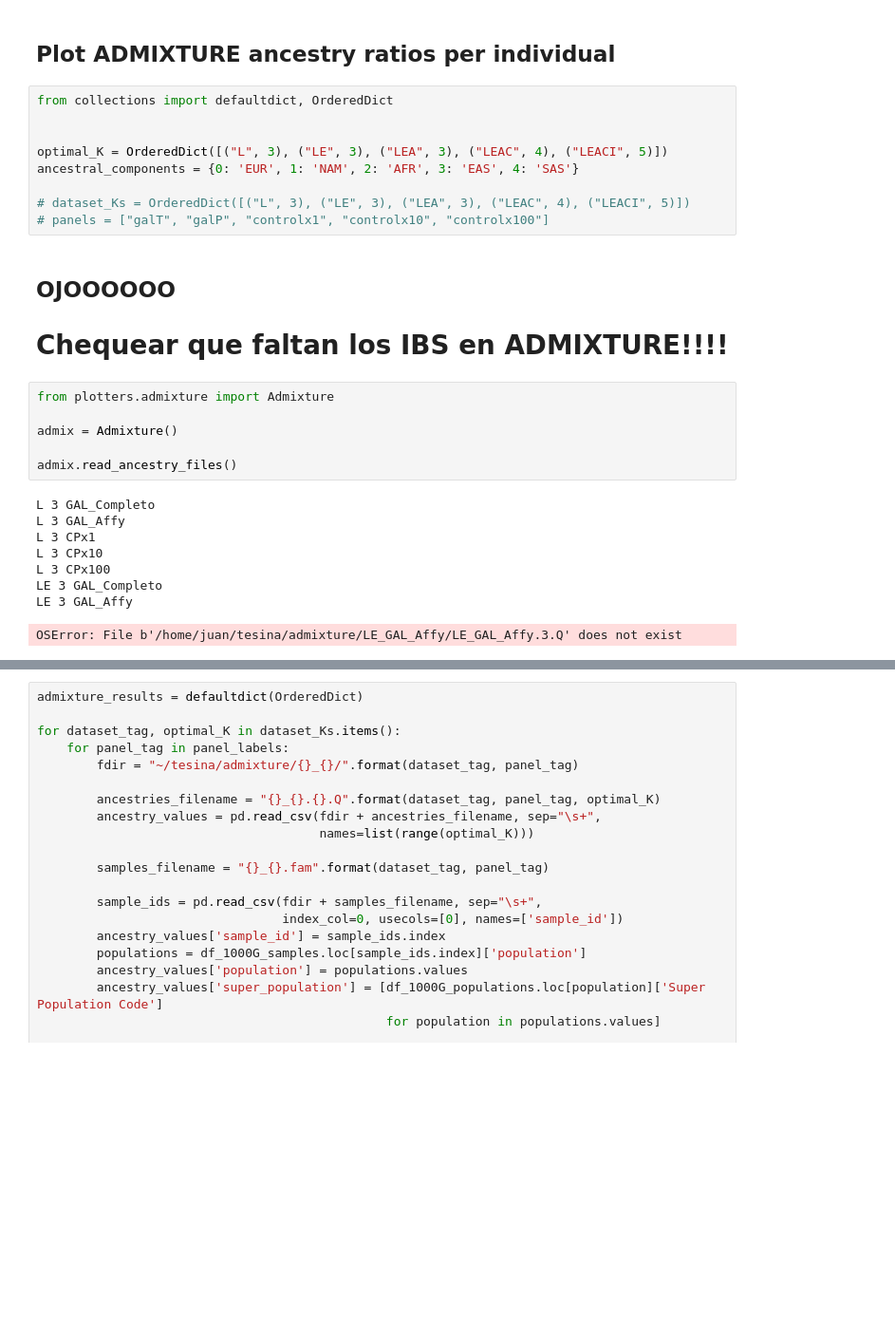
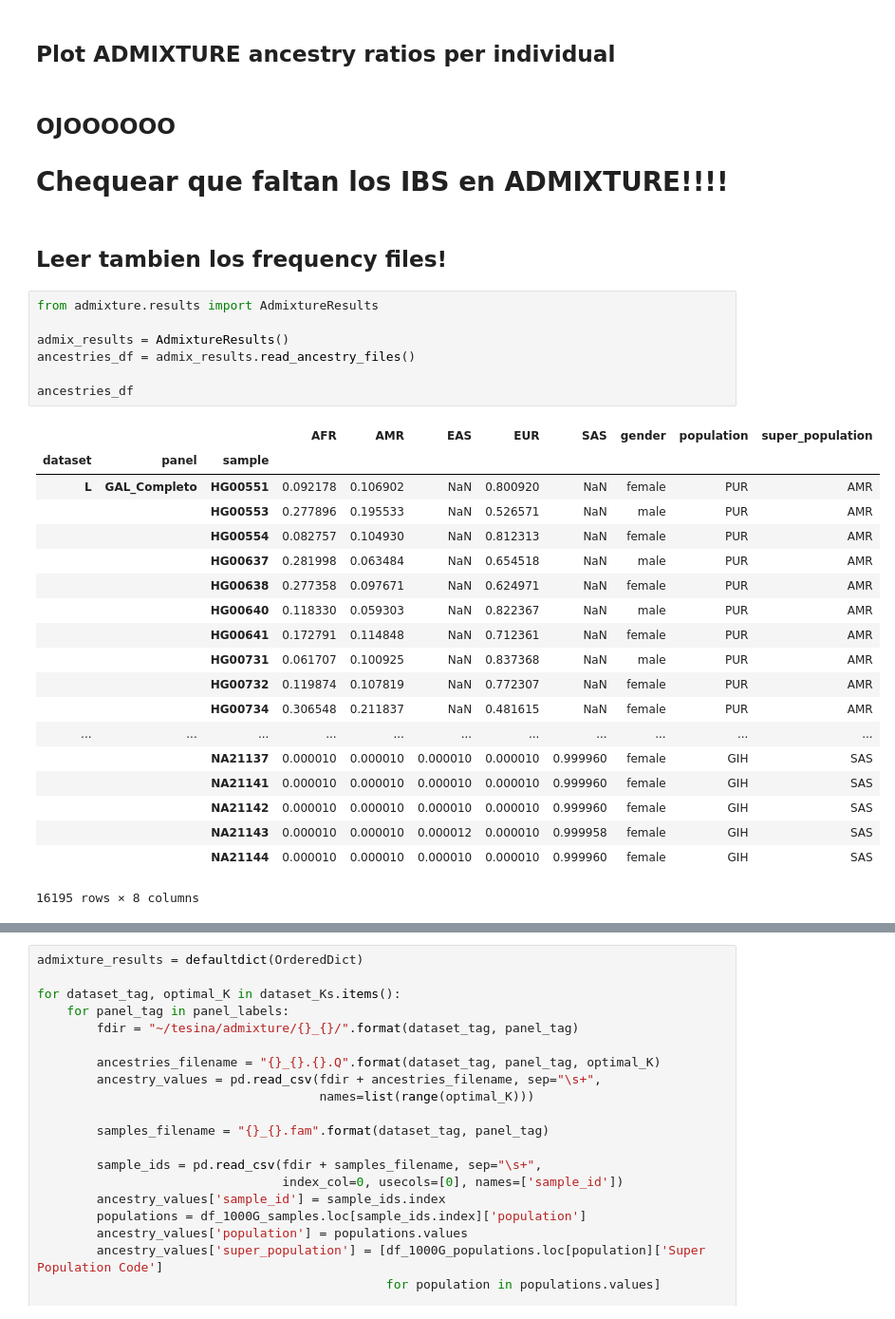
Before and after one commit to jmberros/tesina, a Jupyter notebook: tesina__ADMIXTURE.ipynb, the cells around one changed output, grey strips where cells are left out. Shown: that part at 95% size. Cells and saved outputs as stored; diff of their text form; blank space fills up the shorter version.

Commit message:
AdmixtureResults class for ancestry files

```diff
--- a/tesina__ADMIXTURE.ipynb
+++ b/tesina__ADMIXTURE.ipynb
@@ -69,30 +69,35 @@ AdmixtureCVErrors().plot()
 # %% [markdown]
 ## Plot ADMIXTURE ancestry ratios per individual
-# %%
-from collections import defaultdict, OrderedDict
-
-
-optimal_K = OrderedDict([("L", 3), ("LE", 3), ("LEA", 3), ("LEAC", 4), ("LEACI", 5)])
-ancestral_components = {0: 'EUR', 1: 'NAM', 2: 'AFR', 3: 'EAS', 4: 'SAS'}
-
-# dataset_Ks = OrderedDict([("L", 3), ("LE", 3), ("LEA", 3), ("LEAC", 4), ("LEACI", 5)])
-# panels = ["galT", "galP", "controlx1", "controlx10", "controlx100"]
 # %% [markdown]
 ## OJOOOOOO
 # Chequear que faltan los IBS en ADMIXTURE!!!!
-# %%
-from plotters.admixture import Admixture
-
-admix = Admixture()
-
-admix.read_ancestry_files()
-# %% [output]
-L 3 GAL_Completo
-L 3 GAL_Affy
-L 3 CPx1
-L 3 CPx10
-L 3 CPx100
-LE 3 GAL_Completo
-LE 3 GAL_Affy
-OSError: File b'/home/juan/tesina/admixture/LE_GAL_Affy/LE_GAL_Affy.3.Q' does not exist
+# %% [markdown]
+## Leer tambien los frequency files!
+# %%
+from admixture.results import AdmixtureResults
+
+admix_results = AdmixtureResults()
+ancestries_df = admix_results.read_ancestry_files()
+
+ancestries_df
+# %% [output]
+|  |  |  | AFR | AMR | EAS | EUR | SAS | gender | population | super_population |
+| dataset | panel | sample |  |  |  |  |  |  |  |  |
+| L | GAL_Completo | HG00551 | 0.092178 | 0.106902 | NaN | 0.800920 | NaN | female | PUR | AMR |
+|  |  | HG00553 | 0.277896 | 0.195533 | NaN | 0.526571 | NaN | male | PUR | AMR |
+|  |  | HG00554 | 0.082757 | 0.104930 | NaN | 0.812313 | NaN | female | PUR | AMR |
+|  |  | HG00637 | 0.281998 | 0.063484 | NaN | 0.654518 | NaN | male | PUR | AMR |
+|  |  | HG00638 | 0.277358 | 0.097671 | NaN | 0.624971 | NaN | female | PUR | AMR |
+|  |  | HG00640 | 0.118330 | 0.059303 | NaN | 0.822367 | NaN | male | PUR | AMR |
+|  |  | HG00641 | 0.172791 | 0.114848 | NaN | 0.712361 | NaN | female | PUR | AMR |
+|  |  | HG00731 | 0.061707 | 0.100925 | NaN | 0.837368 | NaN | male | PUR | AMR |
+|  |  | HG00732 | 0.119874 | 0.107819 | NaN | 0.772307 | NaN | female | PUR | AMR |
+|  |  | HG00734 | 0.306548 | 0.211837 | NaN | 0.481615 | NaN | female | PUR | AMR |
+| ... | ... | ... | ... | ... | ... | ... | ... | ... | ... | ... |
+|  |  | NA21137 | 0.000010 | 0.000010 | 0.000010 | 0.000010 | 0.999960 | female | GIH | SAS |
+|  |  | NA21141 | 0.000010 | 0.000010 | 0.000010 | 0.000010 | 0.999960 | female | GIH | SAS |
+|  |  | NA21142 | 0.000010 | 0.000010 | 0.000010 | 0.000010 | 0.999960 | female | GIH | SAS |
+|  |  | NA21143 | 0.000010 | 0.000010 | 0.000012 | 0.000010 | 0.999958 | female | GIH | SAS |
+|  |  | NA21144 | 0.000010 | 0.000010 | 0.000010 | 0.000010 | 0.999960 | female | GIH | SAS |
+16195 rows × 8 columns
 # %%
```
Also changed, not shown: parts of 3 cells of this notebook, 4 other files.
